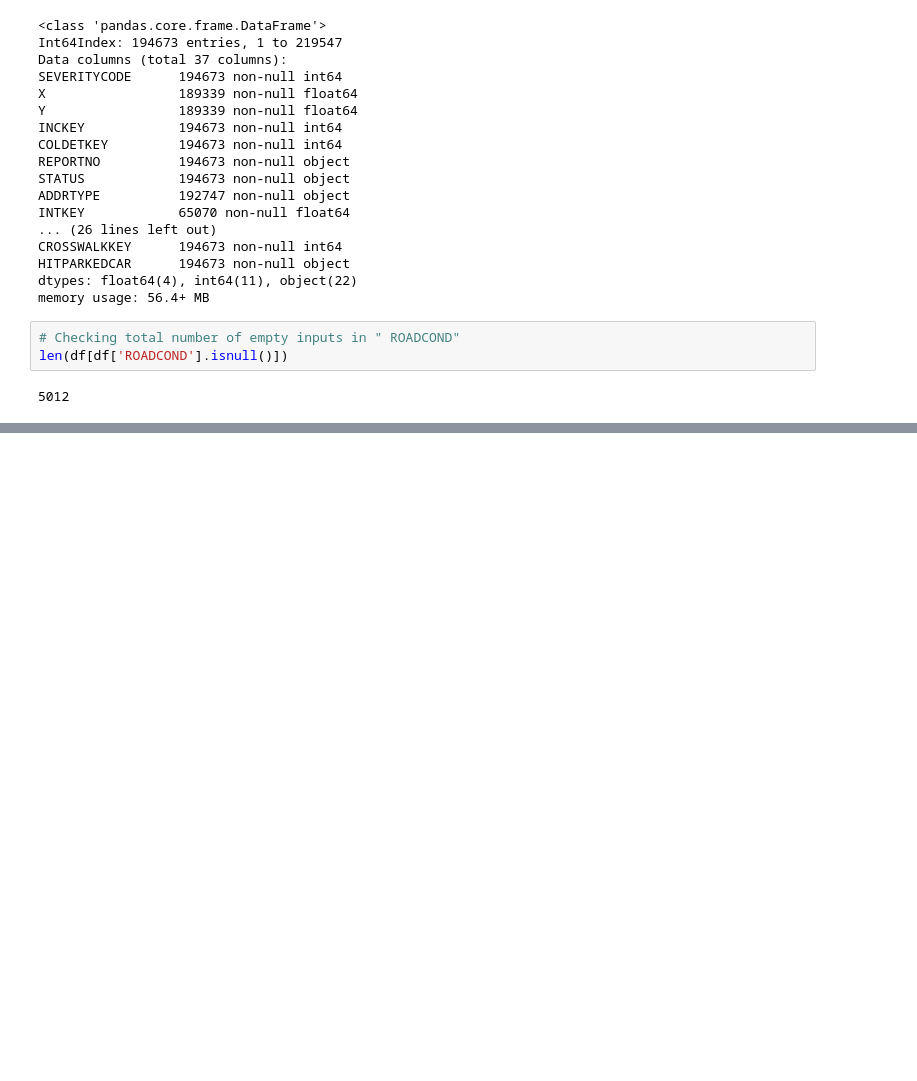
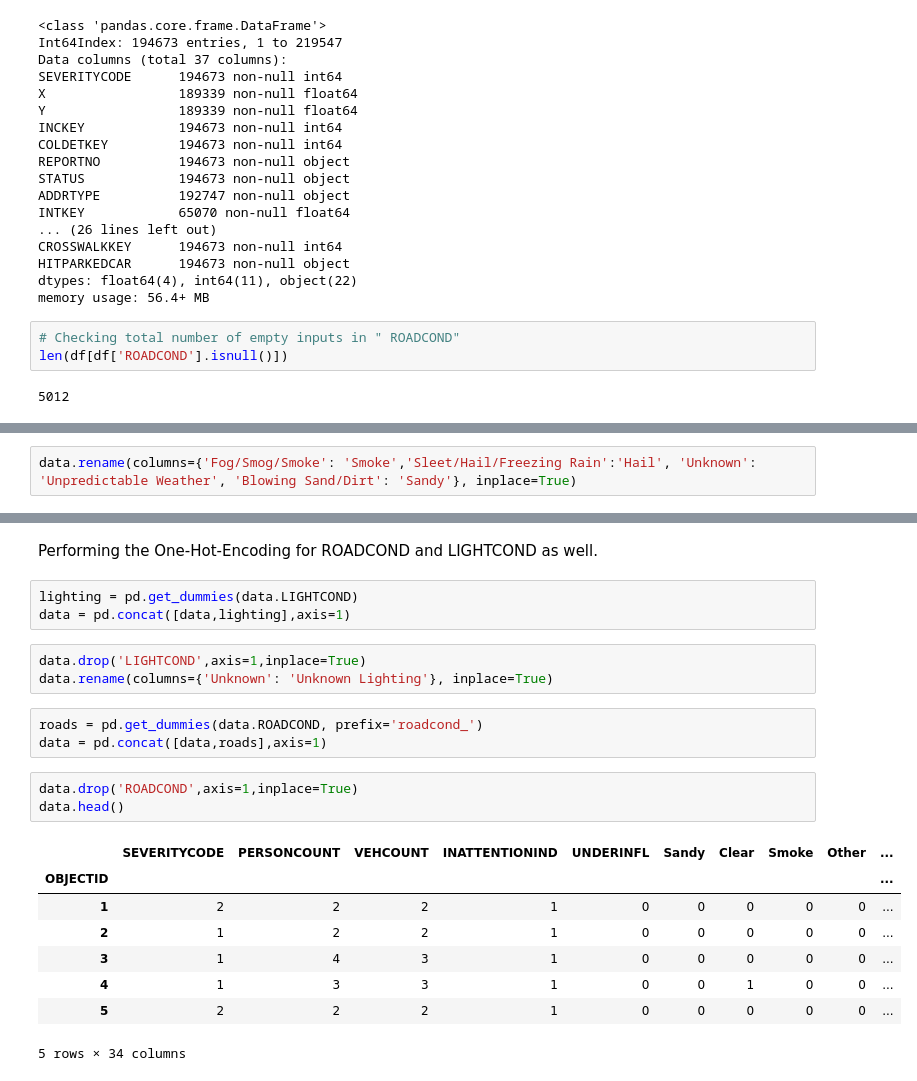
Before and after one commit to Murad1893/IBM-Applied-DataScience-Capstone-Project, a Jupyter notebook: Applied Data Science Capstone.ipynb, the cells around one changed output, grey strips where cells are left out. Saved outputs shown, nothing was run; the diff lists cells and outputs as text; blank space fills up the shorter version.

```diff
--- a/Applied Data Science Capstone.ipynb
+++ b/Applied Data Science Capstone.ipynb
@@ -67,0 +120,2 @@ df['SEVERITYCODE'].value_counts().plot(kind='bar')
+# %%
+data.rename(columns={'Fog/Smog/Smoke': 'Smoke','Sleet/Hail/Freezing Rain':'Hail', 'Unknown': 'Unpredictable Weather', 'Blowing Sand/Dirt': 'Sandy'}, inplace=True)
@@ -67,0 +132,24 @@ df['SEVERITYCODE'].value_counts().plot(kind='bar')
+# %% [markdown]
+
+Performing the One-Hot-Encoding for ROADCOND and  LIGHTCOND as well.
+# %%
+lighting = pd.get_dummies(data.LIGHTCOND)
+data = pd.concat([data,lighting],axis=1)
+# %%
+data.drop('LIGHTCOND',axis=1,inplace=True)
+data.rename(columns={'Unknown': 'Unknown Lighting'}, inplace=True)
+# %%
+roads = pd.get_dummies(data.ROADCOND, prefix='roadcond_')
+data = pd.concat([data,roads],axis=1)
+# %%
+data.drop('ROADCOND',axis=1,inplace=True)
+data.head()
+# %% [output]
+|  | SEVERITYCODE | PERSONCOUNT | VEHCOUNT | INATTENTIONIND | UNDERINFL | Sandy | Clear | Smoke | Other | ... |
+| OBJECTID |  |  |  |  |  |  |  |  |  | ... |
+| 1 | 2 | 2 | 2 | 1 | 0 | 0 | 0 | 0 | 0 | ... |
+| 2 | 1 | 2 | 2 | 1 | 0 | 0 | 0 | 0 | 0 | ... |
+| 3 | 1 | 4 | 3 | 1 | 0 | 0 | 0 | 0 | 0 | ... |
+| 4 | 1 | 3 | 3 | 1 | 0 | 0 | 1 | 0 | 0 | ... |
+| 5 | 2 | 2 | 2 | 1 | 0 | 0 | 0 | 0 | 0 | ... |
+5 rows × 34 columns
```
Also changed, not shown: parts of 34 cells of this notebook.
